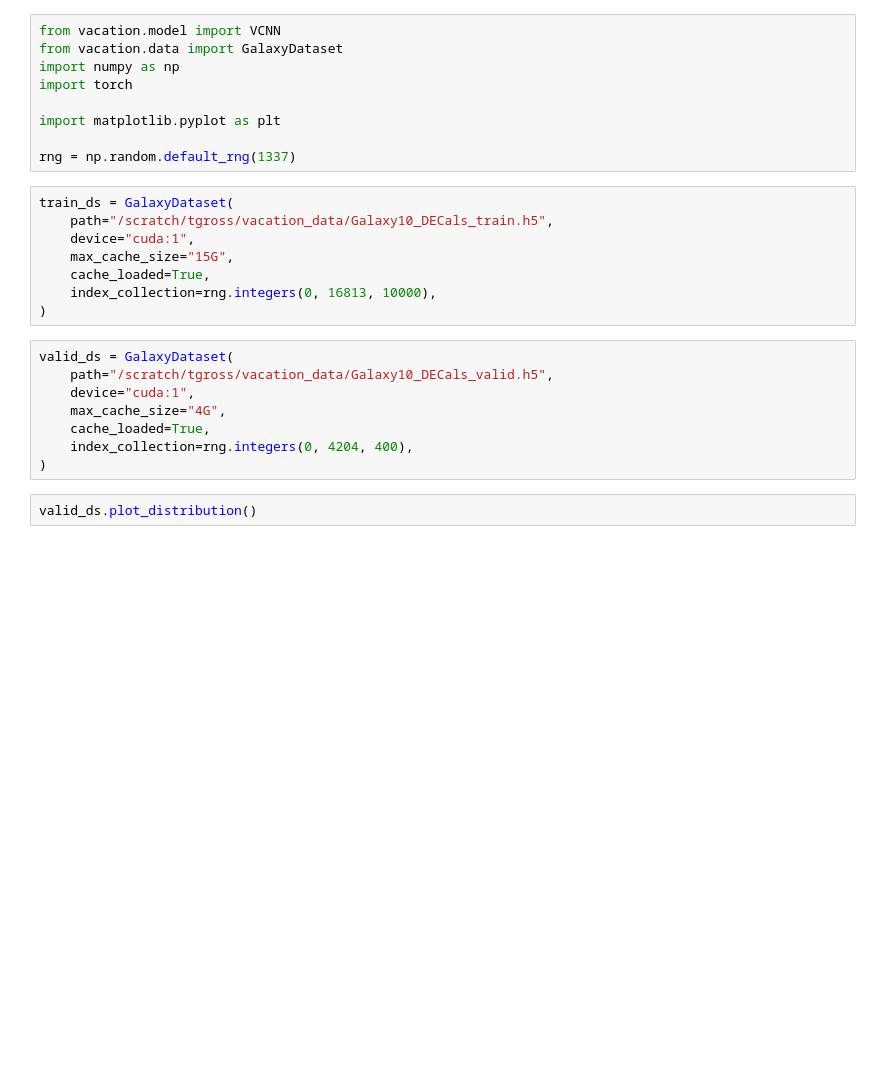
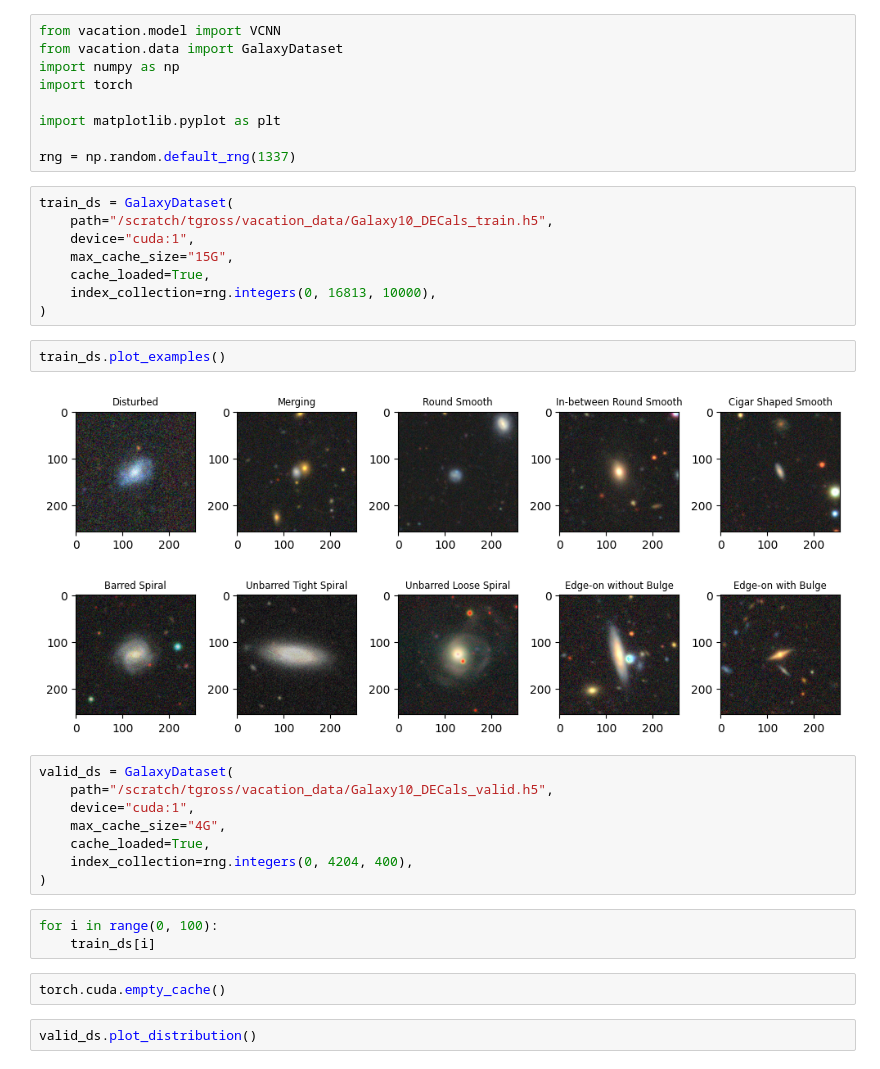
Before and after one commit to tgross03/vacation, a Jupyter notebook: vacation/notebooks/training_testing.ipynb, the cells around one changed output. Saved outputs shown, nothing was run; the diff lists cells and outputs as text; blank space fills up the shorter version.

```diff
--- a/vacation/notebooks/training_testing.ipynb
+++ b/vacation/notebooks/training_testing.ipynb
@@ -15,6 +15,10 @@ train_ds = GalaxyDataset(
     cache_loaded=True,
     index_collection=rng.integers(0, 16813, 10000),
 )
+# %%
+train_ds.plot_examples()
+# %% [output]
+[figure, added]
 # %%
 valid_ds = GalaxyDataset(
     path="/scratch/tgross/vacation_data/Galaxy10_DECals_valid.h5",
@@ -23,6 +27,11 @@ valid_ds = GalaxyDataset(
     cache_loaded=True,
     index_collection=rng.integers(0, 4204, 400),
 )
+# %%
+for i in range(0, 100):
+    train_ds[i]
+# %%
+torch.cuda.empty_cache()
 # %%
 valid_ds.plot_distribution()
 # %%
```
Also changed, not shown: 3 other files.
